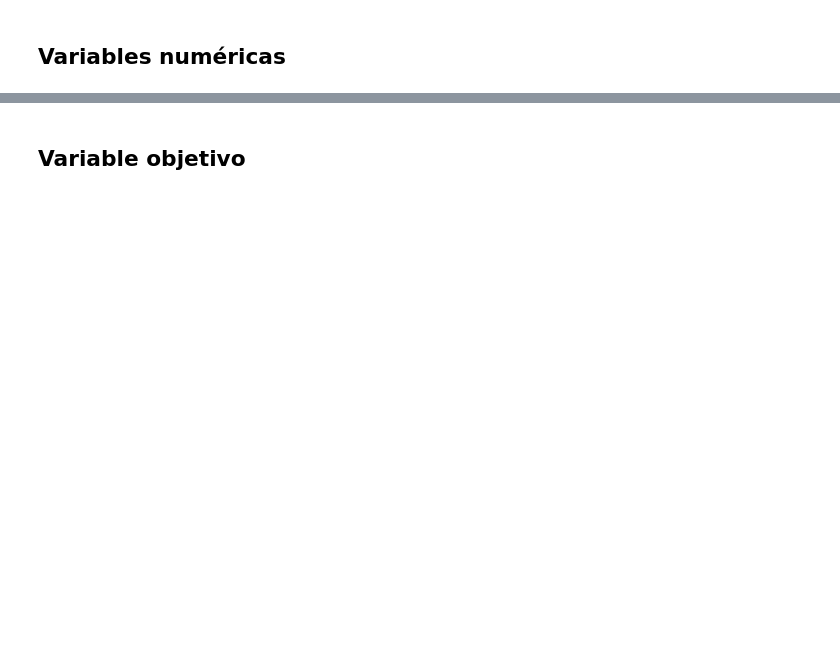
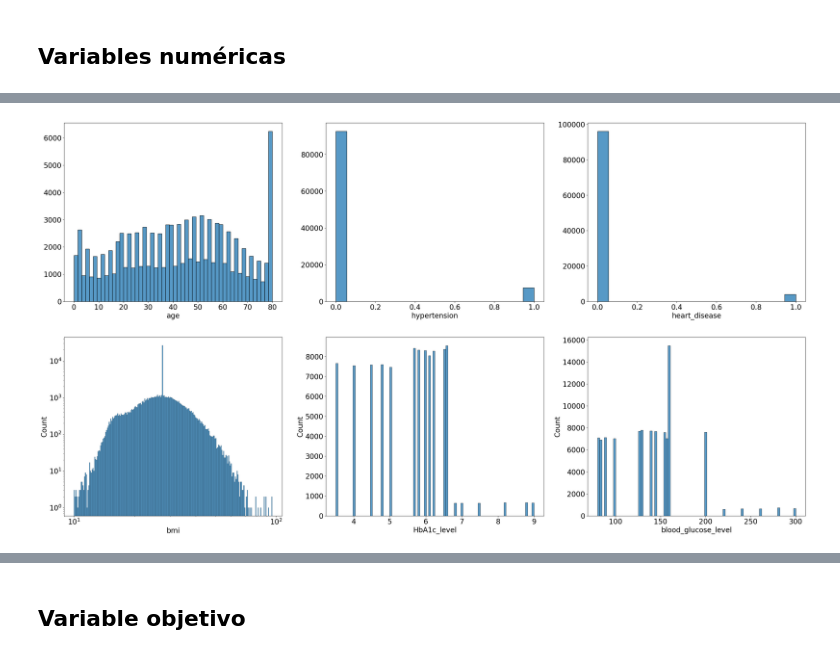
Before and after one commit to Cheva94/Diplo_G22, a Jupyter notebook: AS/exploracion.ipynb, the cells around one changed output, grey strips where cells are left out. Drawn from its saved outputs; the diff is of its cells as text; code cells hidden in the pictures; blank space fills up the shorter version.

```diff
--- a/AS/exploracion.ipynb
+++ b/AS/exploracion.ipynb
@@ -53,18 +96,23 @@ df[num_cols].describe().T
 # %%
 fig, axs = plt.subplots(2, 3, figsize=(37.5, 20))
 a = 0
 for col in num_cols[:3]:
     sns.histplot(data=df, x=col, ax=axs[0, a])
     axs[0,a].set_ylabel('')
     a += 1
 
 a = 0
 for col in num_cols[3:]:
+    if col=='bmi':
+        axs[1,a].set_yscale('log')
+        axs[1,a].set_xscale('log')
     sns.histplot(data=df, x=col, ax=axs[1, a])
     axs[0,a].set_ylabel('')
     a += 1
 
 plt.show()
+# %% [output]
+[figure, added]
 # %%
 fig, axs = plt.subplots(2, 3, figsize=(37.5, 20))
 a = 0
```
Also changed, not shown: parts of 11 cells of this notebook, 4 other files.
